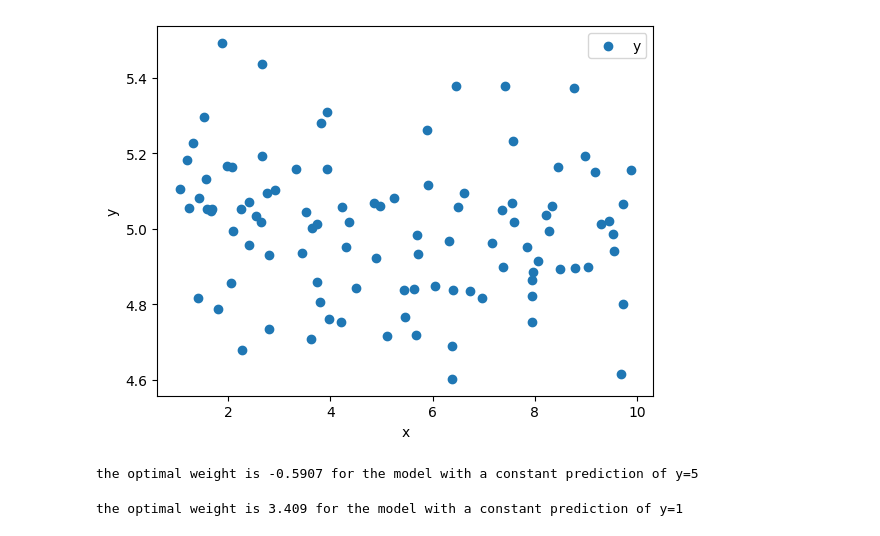
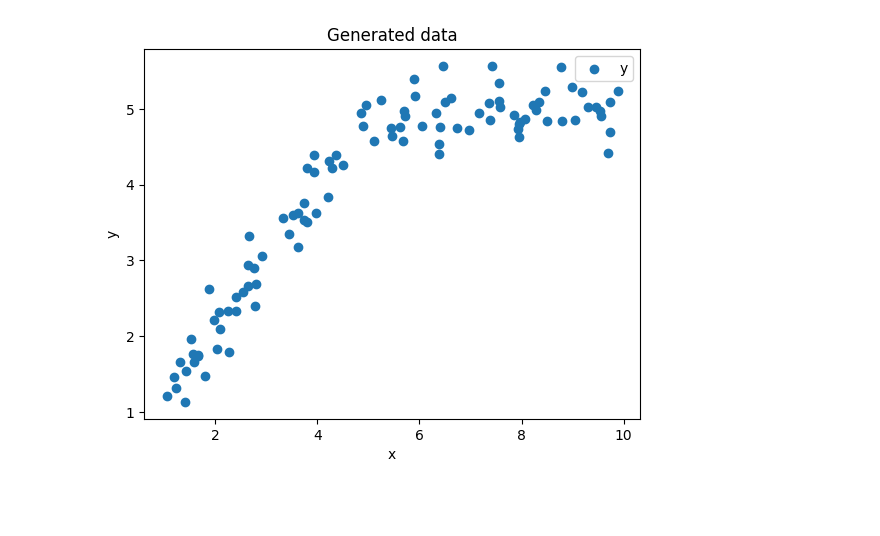
Before and after one commit to Hecramco/Synthetic_PV_Profiles, a Jupyter notebook: samples/regression/XG_BOOST_reproduction.ipynb, the cells around one changed output. Drawn from its saved outputs; the diff is of its cells as text; code cells hidden in the pictures; blank space fills up the shorter version.

```diff
--- a/samples/regression/XG_BOOST_reproduction.ipynb
+++ b/samples/regression/XG_BOOST_reproduction.ipynb
@@ -6,47 +6,19 @@ import pandas as pd
 
 %matplotlib inline
 # %%
+# In this step I will generate some data to test the model toy data
 np.random.seed(42)
+
+# Generate data
 x = np.random.uniform(1, 10, 100)
-y = np.random.normal(5, 0.2, size=x.shape)
+y = np.where(x < 5, x,5) + np.random.normal(0, 0.3, size=x.shape)
+df = pd.DataFrame({"X":x,"y":y})
 
-## ask for what is the intetion of this line in Nicolas's code
-plt.scatter(x,y, label='y')
+# Plot data
+plt.scatter(df["X"],df["y"], label='y')
 plt.xlabel('x')
 plt.ylabel('y')
+plt.title('Generated data')
 plt.legend();
 # %% [output]
-[figure, old version]
+[figure, new version]
-# %%
-# model prediction
-pred = 5
-reg  = 0 # regularization
-
-# g stands for gradient and h stands for hessian
-# g = 2*(y-x)*x from the mean square error
-g = np.array([2*(i-pred)*i for i in y])
-h = np.array([-2*i for i in y])
-
-# The optimal weight for the model is the negative sum of the gradient divided by the sum of the hessian
-# We can see this in the XG Boost paper
-w = -g.sum()/(h.sum()+ reg)
-
-print(f'the optimal weight is {w:.4} for the model with a constant prediction of y={pred}')
-# %% [output]
-the optimal weight is -0.5907 for the model with a constant prediction of y=5
-# %%
-# model prediction
-pred = 1
-
-# g stands for gradient and h stands for hessian
-# g = 2*(y-x)*x from the mean square error
-g = np.array([2*(i-pred)*i for i in y])
-h = np.array([-2*i for i in y])
-
-# The optimal weight for the model is the negative sum of the gradient divided by the sum of the hessian
-# We can see this in the XG Boost paper
-w = -g.sum()/(h.sum()+ reg)
-
-print(f'the optimal weight is {w:.4} for the model with a constant prediction of y={pred}')
-# %% [output]
-the optimal weight is 3.409 for the model with a constant prediction of y=1
```
Also changed, not shown: parts of 31 cells of this notebook.
